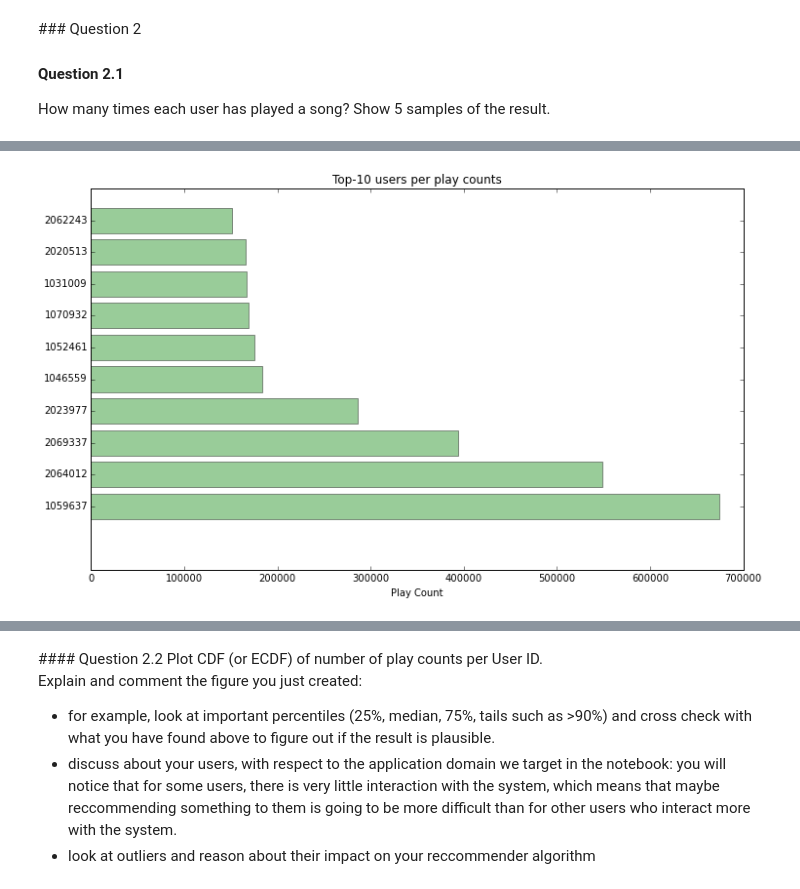
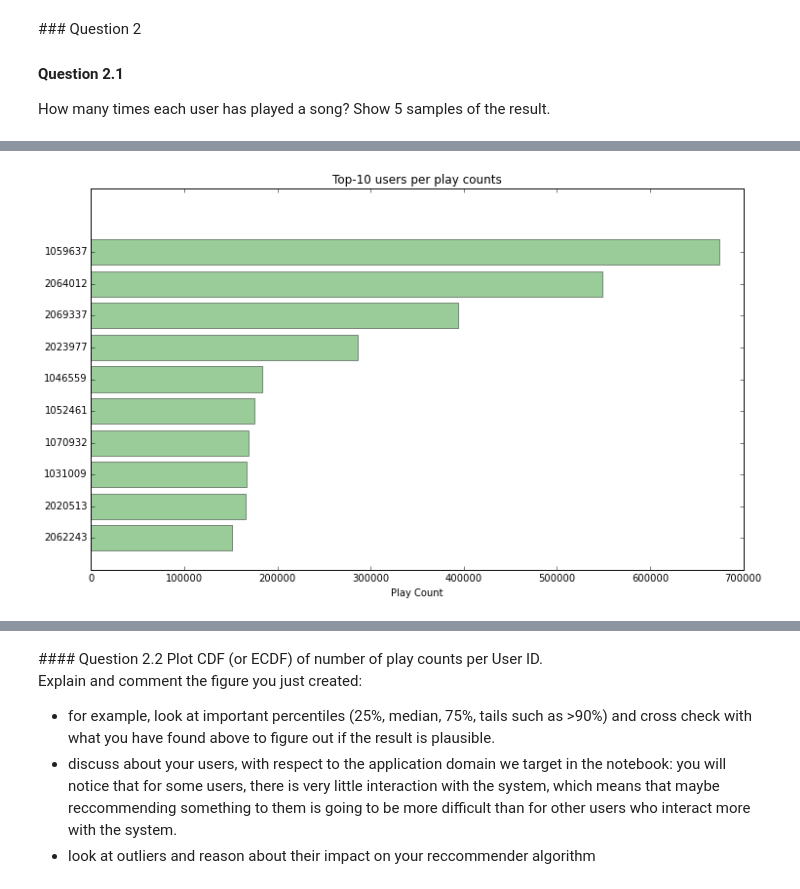
Before and after one commit to MatteoRomiti/Algorithmic-Machine-Learning, a Jupyter notebook: Notebooks/[Lecture 3+4] Recommender algorithm - Music recommendations.ipynb, the cells around one changed output, grey strips where cells are left out. Drawn from its saved outputs; the diff is of its cells as text; code cells hidden in the pictures.

```diff
--- a/Notebooks/[Lecture 3+4] Recommender algorithm - Music recommendations.ipynb
+++ b/Notebooks/[Lecture 3+4] Recommender algorithm - Music recommendations.ipynb
@@ -443,11 +444,12 @@ counts = sortedUserActivityPD[1].values
 # %%
 y_pos = np.arange(len(users))
 plt.figure(figsize=(12,7))
 
 plt.barh(y_pos, counts, align='center', alpha=0.4, color='green')
 plt.yticks(y_pos, users)
 plt.xlabel('Play Count')
+plt.gca().invert_yaxis()
 plt.title('Top-10 users per play counts')
 plt.show()
 # %% [output]
-[figure, old version]
+[figure, new version]
```
Also changed, not shown: parts of 84 cells of this notebook.
